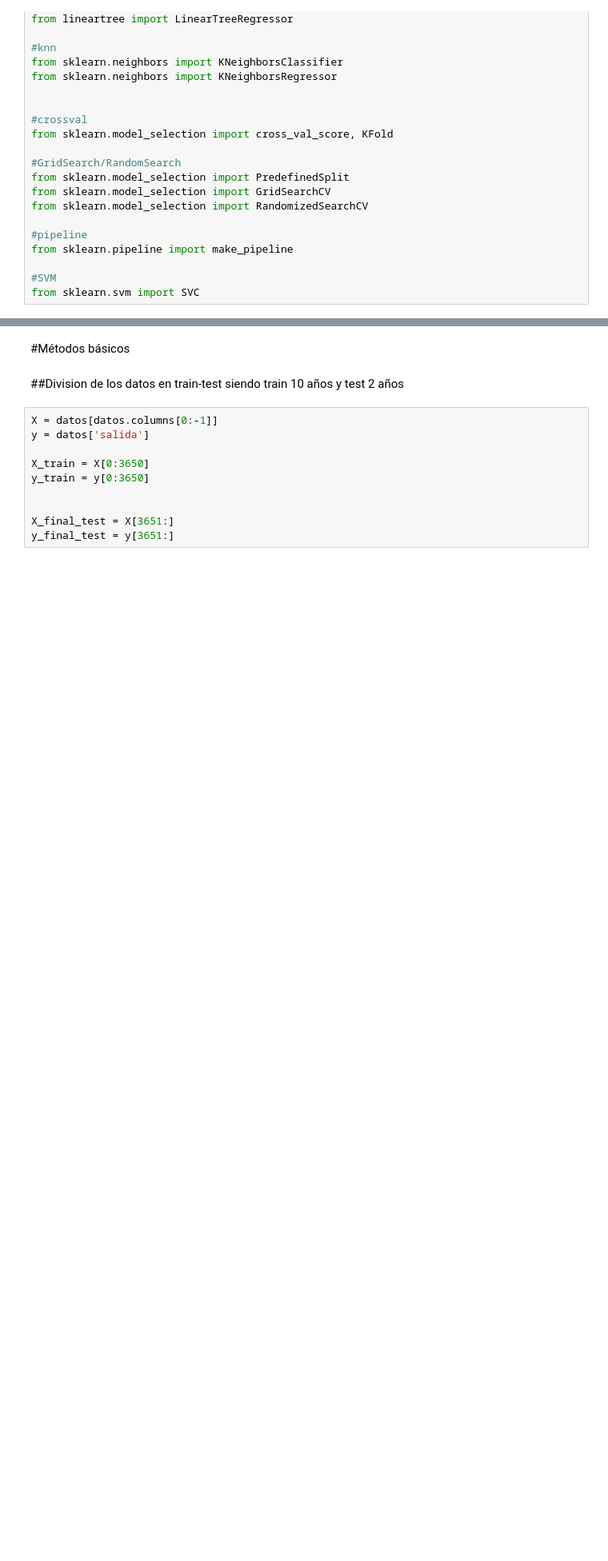
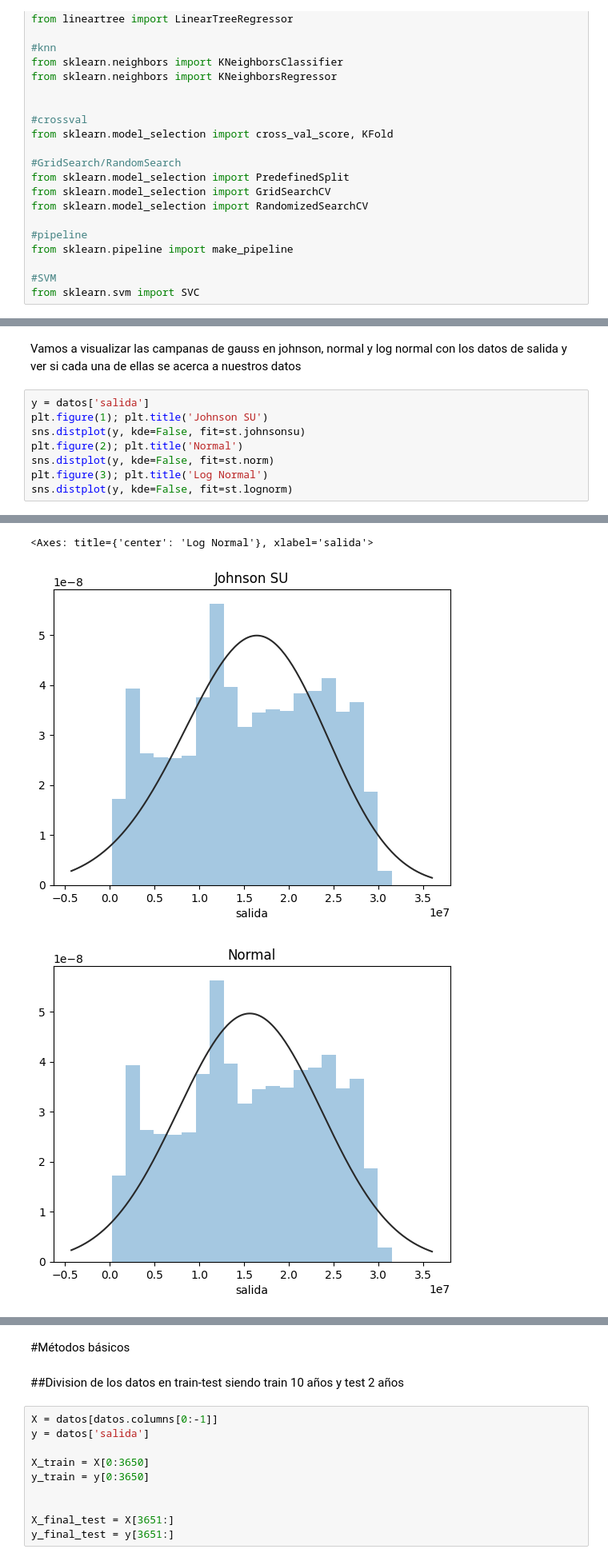
Before and after one commit to cabamarcos/Speech-, a Jupyter notebook: Untitled0.ipynb, the cells around one changed output, grey strips where cells are left out. Shown at 80% size. Cells and saved outputs as stored; diff of their text form; blank space fills up the shorter version.

```diff
--- a/Untitled0.ipynb
+++ b/Untitled0.ipynb
@@ -68,0 +159,11 @@ from sklearn.svm import SVC
+# %% [markdown]
+Vamos a visualizar las campanas de gauss en johnson, normal y log normal con los datos de salida y ver si cada una de ellas se acerca a nuestros datos
+# %%
+y = datos['salida']
+plt.figure(1); plt.title('Johnson SU')
+sns.distplot(y, kde=False, fit=st.johnsonsu)
+plt.figure(2); plt.title('Normal')
+sns.distplot(y, kde=False, fit=st.norm)
+plt.figure(3); plt.title('Log Normal')
+sns.distplot(y, kde=False, fit=st.lognorm)
+# %% [output]
@@ -68,0 +187,3 @@ from sklearn.svm import SVC
+<Axes: title={'center': 'Log Normal'}, xlabel='salida'>
+[figure, added]
+[figure, added]
```
Also changed, not shown: parts of 62 cells of this notebook.
